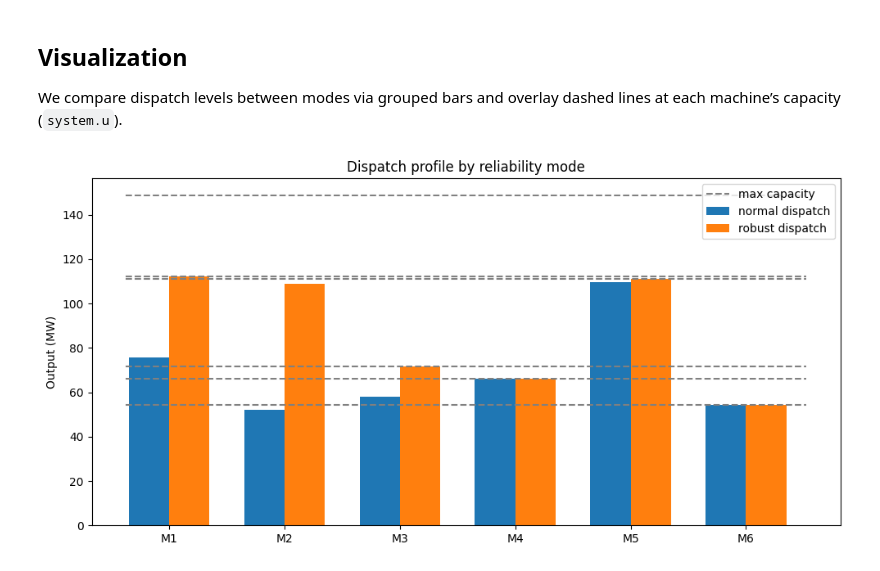
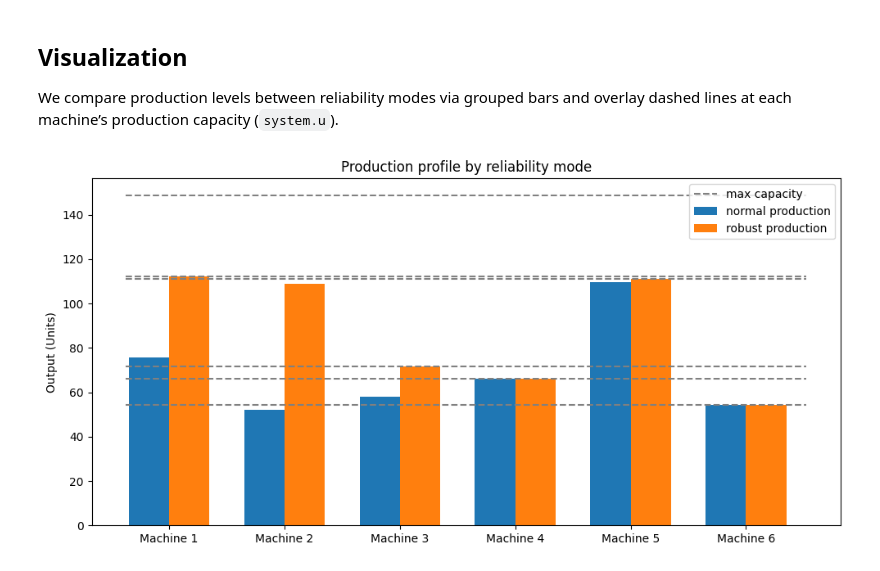
Before and after one commit to vishal36-pop/opti-project-draft, a Jupyter notebook: Opit_explained_dt 21st.ipynb, the cells around one changed output. Saved outputs shown, nothing was run; the diff lists cells and outputs as text; code cells hidden in the pictures.

```diff
--- a/Opit_explained_dt 21st.ipynb
+++ b/Opit_explained_dt 21st.ipynb
@@ -57,8 +87,21 @@ def solve_dispatch(
     reliability: float = 0.95,
     mode: str = "normal",
 ) -> Dict[str, Any]:
-    """Solve the stochastic economic dispatch under Gaussian or Chebyshev risk."""
+    """Solve the stochastic production planning problem under Normal or Chebyshev reliability buffering.
 
+    We convert a probabilistic customer demand requirement into a deterministic
+    effective demand D_eff then solve:
+        minimize   sum_i (alpha_i x_i^2 + beta_i x_i)
+        subject to sum_i x_i >= D_eff
+                   0 <= x_i <= max_capacity_i
+    Fixed costs gamma_i are added after solving for reporting.
+
+    Returns dictionary with optimal production vector, total cost (incl. gamma),
+    effective demand enforced, and dual multipliers:
+      lambda : shadow price of 1 additional unit of required demand
+      nu_u   : scarcity indicator per machine at its capacity
+      nu_l   : lower bound duals (typically zero here)
+    """
     if sigma_D < 0 or mu_D < 0:
         raise ValueError("Demand statistics must be non-negative")
     if not 0.0 < reliability < 1.0:
@@ -77,7 +120,7 @@ def solve_dispatch(
         raise ValueError("Mode must be 'normal' or 'robust'")
 
     if D_eff > system.total_capacity() + 1e-6:
-        raise ValueError("Effective demand exceeds installed capacity")
+        raise ValueError("Effective customer demand exceeds installed production capacity")
 
     objective = cp.Minimize(
         cp.sum(cp.multiply(system.alpha, x**2) + cp.multiply(system.beta, x))
@@ -151,13 +226,13 @@ def summarize_dispatch(system, res):
     if res.get("status") not in {"optimal", "optimal_inaccurate"}:
         raise ValueError("Cannot summarize infeasible solution")
 
-    dispatch = res["x"]
+    production = res["x"]
     table = system.describe().copy()
-    table["dispatch"] = dispatch
-    table["upper_slack"] = system.u - dispatch
-    table["lower_slack"] = dispatch - system.l
+    table["production"] = production
+    table["upper_slack"] = system.u - production
+    table["lower_slack"] = production - system.l
     table["nu_upper"] = res["nu_u"]
     table["nu_lower"] = res["nu_l"]
-    table["marginal_cost"] = 2 * system.alpha * dispatch + system.beta
-    table["incremental_cost"] = system.alpha * dispatch**2 + system.beta * dispatch + system.gamma
+    table["marginal_cost"] = 2 * system.alpha * production + system.beta
+    table["incremental_cost"] = system.alpha * production**2 + system.beta * production + system.gamma
     return table
@@ -248,22 +362,22 @@ KKT conditions satisfied within tolerance.
 # %% [markdown]
 ## Visualization
-We compare dispatch levels between modes via grouped bars and overlay dashed lines at each machine’s capacity (`system.u`).
+We compare production levels between reliability modes via grouped bars and overlay dashed lines at each machine’s production capacity (`system.u`).
 # %%
-# Visual comparison of dispatch decisions
+# Visual comparison of production decisions
 modes = list(summaries.keys())
 indices = np.arange(system.n)
 width = 0.35
 
 plt.figure(figsize=(10, 5))
 for i, mode in enumerate(modes):
-    plt.bar(indices + i * width, summaries[mode]["dispatch"], width, label=f"{mode} dispatch")
+    plt.bar(indices + i * width, summaries[mode]["production"], width, label=f"{mode} production")
 
 plt.hlines(system.u, xmin=-0.2, xmax=indices[-1] + len(modes) * width, colors="gray", linestyles="dashed", label="max capacity")
-plt.xticks(indices + width / 2, [f"M{i+1}" for i in indices])
-plt.ylabel("Output (MW)")
-plt.title("Dispatch profile by reliability mode")
+plt.xticks(indices + width / 2, [f"Machine {i+1}" for i in indices])
+plt.ylabel("Output (Units)")
+plt.title("Production profile by reliability mode")
 plt.legend()
 plt.tight_layout()
 plt.show()
 # %% [output]
-[figure, old version]
+[figure, new version]
```
Also changed, not shown: parts of 22 cells of this notebook.
